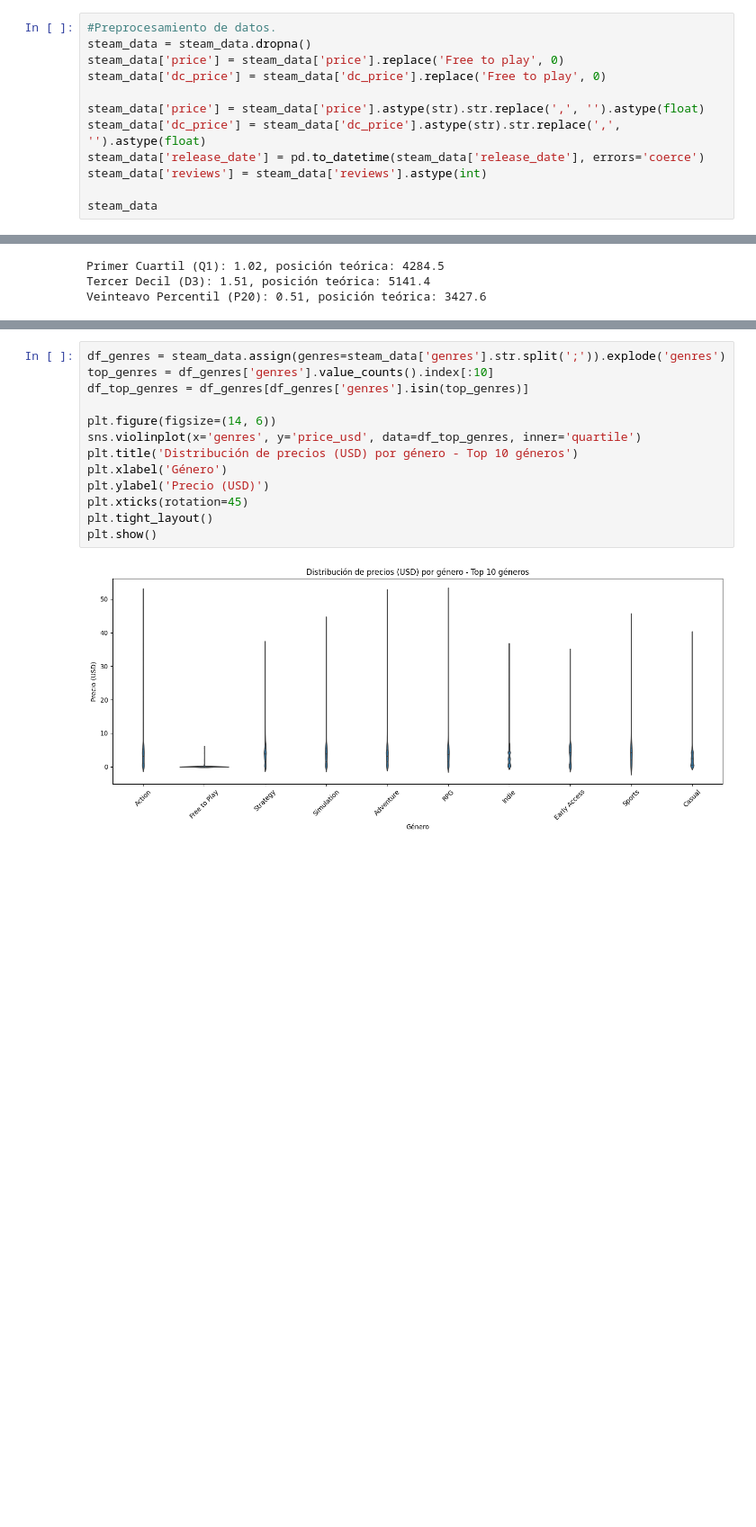
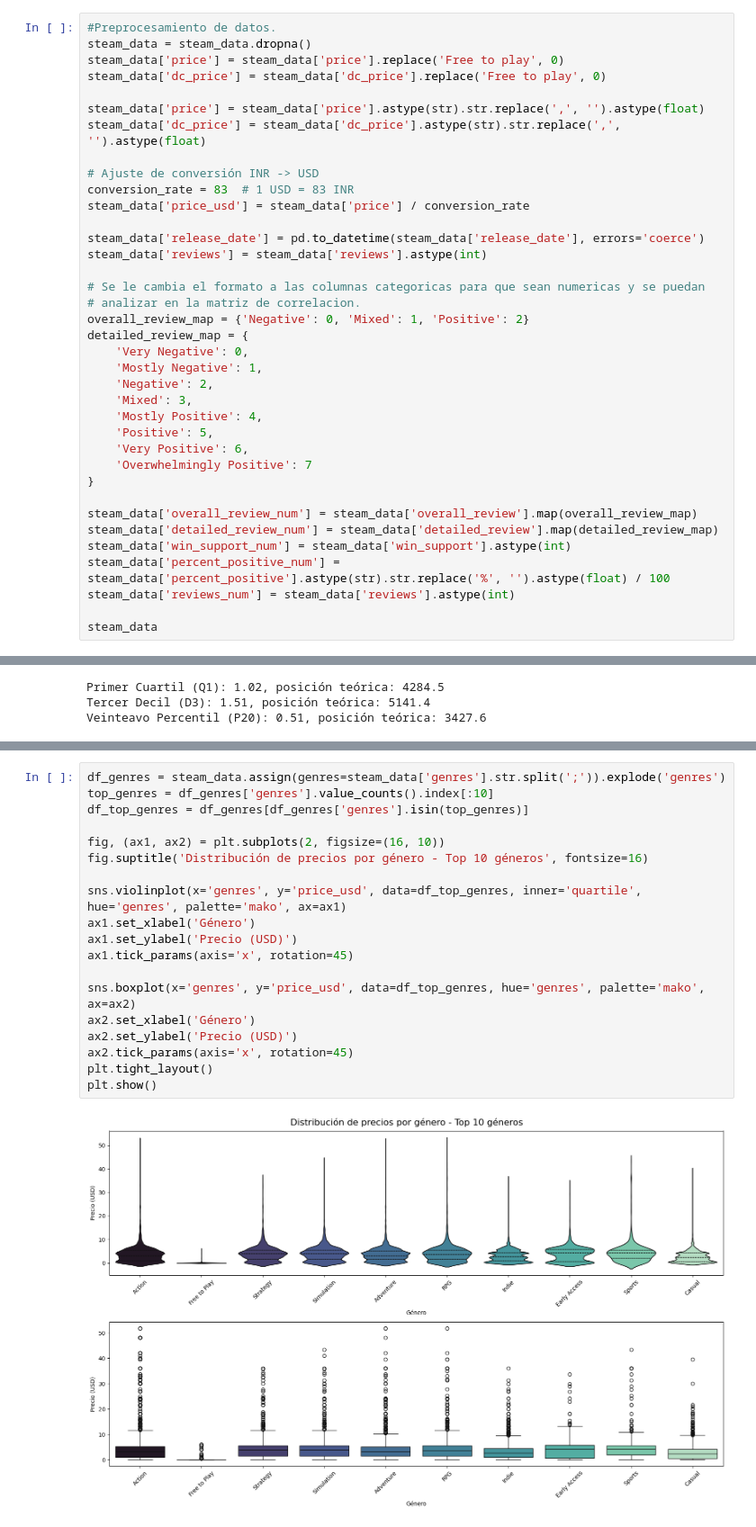
Before and after one commit to delav-dev/steam-pc-games-analysis, a Jupyter notebook: data_analysis.ipynb, the cells around one changed output, grey strips where cells are left out. Shown at 90% size. Cells and saved outputs as stored; diff of their text form; blank space fills up the shorter version.

```diff
--- a/data_analysis.ipynb
+++ b/data_analysis.ipynb
@@ -174,9 +174,34 @@ steam_data['dc_price'] = steam_data['dc_price'].replace('Free to play', 0)
 
 steam_data['price'] = steam_data['price'].astype(str).str.replace(',', '').astype(float)
 steam_data['dc_price'] = steam_data['dc_price'].astype(str).str.replace(',', '').astype(float)
+
+# Ajuste de conversión INR -> USD
+conversion_rate = 83  # 1 USD = 83 INR
+steam_data['price_usd'] = steam_data['price'] / conversion_rate
+
 steam_data['release_date'] = pd.to_datetime(steam_data['release_date'], errors='coerce')
 steam_data['reviews'] = steam_data['reviews'].astype(int)
 
+# Se le cambia el formato a las columnas categoricas para que sean numericas y se puedan
+# analizar en la matriz de correlacion.
+overall_review_map = {'Negative': 0, 'Mixed': 1, 'Positive': 2}
+detailed_review_map = {
+    'Very Negative': 0,
+    'Mostly Negative': 1,
+    'Negative': 2,
+    'Mixed': 3,
+    'Mostly Positive': 4,
+    'Positive': 5,
+    'Very Positive': 6,
+    'Overwhelmingly Positive': 7
+}
+
+steam_data['overall_review_num'] = steam_data['overall_review'].map(overall_review_map)
+steam_data['detailed_review_num'] = steam_data['detailed_review'].map(detailed_review_map)
+steam_data['win_support_num'] = steam_data['win_support'].astype(int)
+steam_data['percent_positive_num'] = steam_data['percent_positive'].astype(str).str.replace('%', '').astype(float) / 100
+steam_data['reviews_num'] = steam_data['reviews'].astype(int)
+
 steam_data
 # %% [output]
 |  | id | title | release_date | developer | publisher | genres | multiplayer_or_singleplayer | price | ... |
@@ -692,15 +754,21 @@ plt.show()
 # %%
 df_genres = steam_data.assign(genres=steam_data['genres'].str.split(';')).explode('genres')
 top_genres = df_genres['genres'].value_counts().index[:10]
 df_top_genres = df_genres[df_genres['genres'].isin(top_genres)]
 
-plt.figure(figsize=(14, 6))
-sns.violinplot(x='genres', y='price_usd', data=df_top_genres, inner='quartile')
-plt.title('Distribución de precios (USD) por género - Top 10 géneros')
-plt.xlabel('Género')
-plt.ylabel('Precio (USD)')
-plt.xticks(rotation=45)
+fig, (ax1, ax2) = plt.subplots(2, figsize=(16, 10))
+fig.suptitle('Distribución de precios por género - Top 10 géneros', fontsize=16)
+
+sns.violinplot(x='genres', y='price_usd', data=df_top_genres, inner='quartile', hue='genres', palette='mako', ax=ax1)
+ax1.set_xlabel('Género')
+ax1.set_ylabel('Precio (USD)')
+ax1.tick_params(axis='x', rotation=45)
+
+sns.boxplot(x='genres', y='price_usd', data=df_top_genres, hue='genres', palette='mako', ax=ax2)
+ax2.set_xlabel('Género')
+ax2.set_ylabel('Precio (USD)')
+ax2.tick_params(axis='x', rotation=45)
 plt.tight_layout()
 plt.show()
 # %% [output]
-[figure, old version]
+[figure, new version]
```
Also changed, not shown: parts of 11 cells of this notebook.
